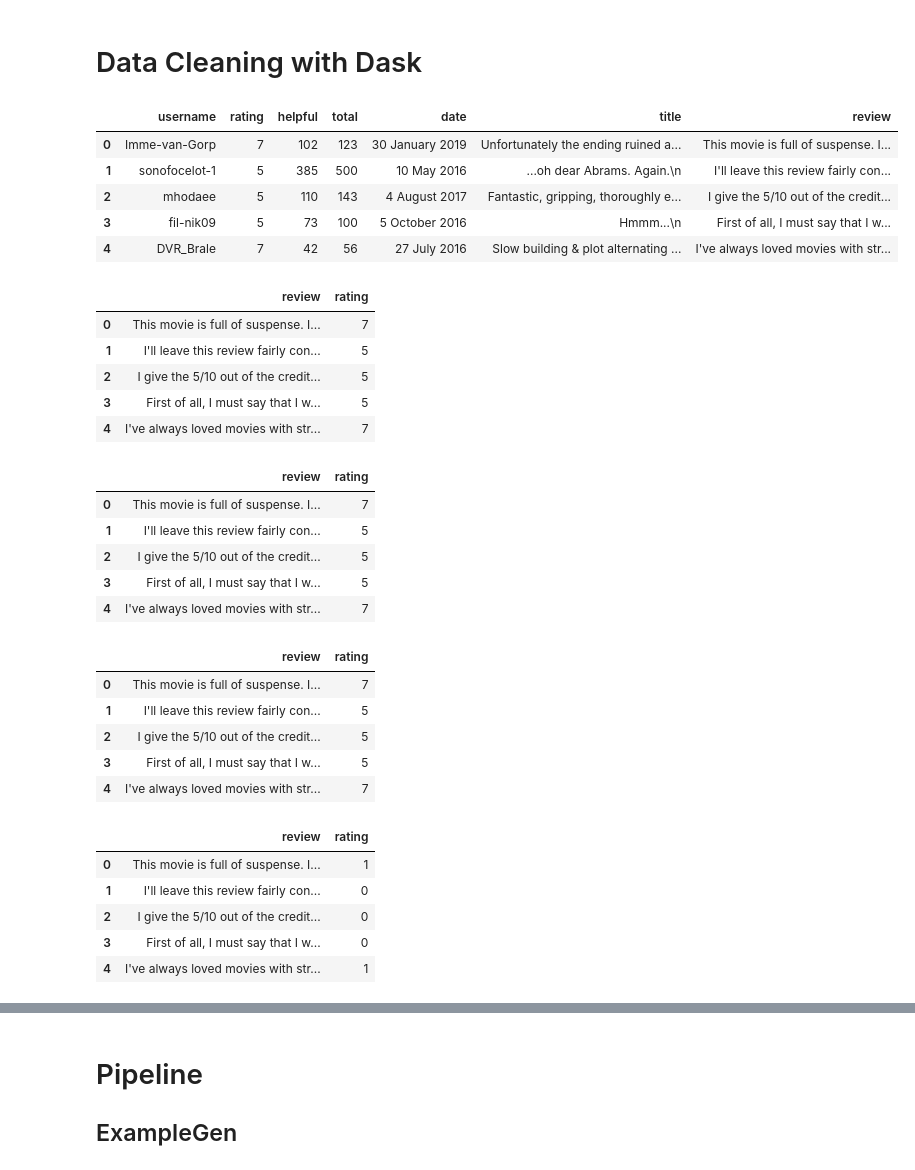
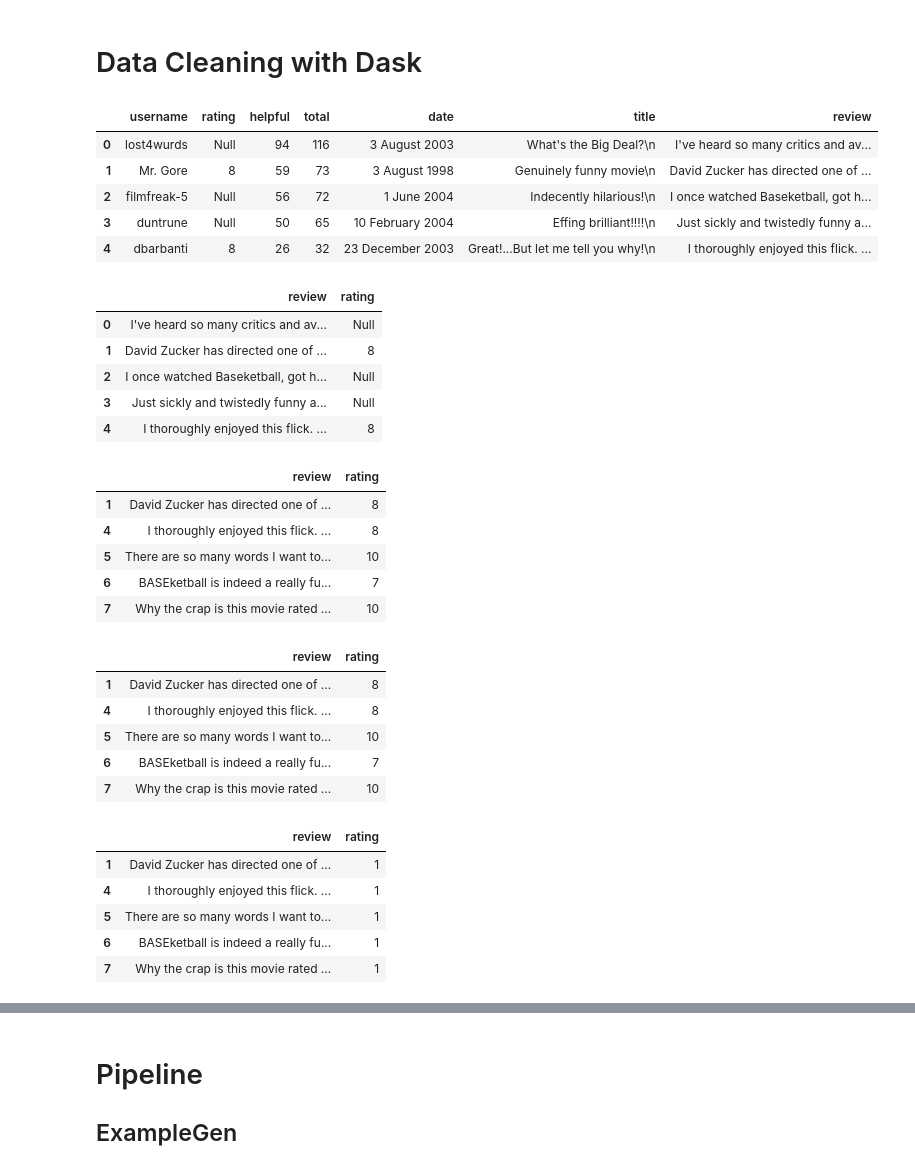
Before and after one commit to amoat7/Text_classification_pipeline_tfx_local, a Jupyter notebook: Text Classification.ipynb, the cells around one changed output, grey strips where cells are left out. Saved outputs shown, nothing was run; the diff lists cells and outputs as text; code cells hidden in the pictures.

```diff
--- a/Text Classification.ipynb
+++ b/Text Classification.ipynb
@@ -33,55 +33,56 @@ df.head()
 # Data Cleaning with Dask
 # %%
 import dask.dataframe as dd
-df1 = dd.read_csv("2_reviews_per_movie_raw/*.csv")
+
+df1 = dd.read_csv("2_reviews_per_movie_raw//B*.csv")
 df1.head()
 # %% [output]
 |  | username | rating | helpful | total | date | title | review |
-| 0 | Imme-van-Gorp | 7 | 102 | 123 | 30 January 2019 | Unfortunately the ending ruined a... | This movie is full of suspense. I... |
-| 1 | sonofocelot-1 | 5 | 385 | 500 | 10 May 2016 | ...oh dear Abrams. Again.\n | I'll leave this review fairly con... |
-| 2 | mhodaee | 5 | 110 | 143 | 4 August 2017 | Fantastic, gripping, thoroughly e... | I give the 5/10 out of the credit... |
-| 3 | fil-nik09 | 5 | 73 | 100 | 5 October 2016 | Hmmm...\n | First of all, I must say that I w... |
-| 4 | DVR_Brale | 7 | 42 | 56 | 27 July 2016 | Slow building & plot alternating ... | I've always loved movies with str... |
+| 0 | lost4wurds | Null | 94 | 116 | 3 August 2003 | What's the Big Deal?\n | I've heard so many critics and av... |
+| 1 | Mr. Gore | 8 | 59 | 73 | 3 August 1998 | Genuinely funny movie\n | David Zucker has directed one of ... |
+| 2 | filmfreak-5 | Null | 56 | 72 | 1 June 2004 | Indecently hilarious!\n | I once watched Baseketball, got h... |
+| 3 | duntrune | Null | 50 | 65 | 10 February 2004 | Effing brilliant!!!!\n | Just sickly and twistedly funny a... |
+| 4 | dbarbanti | 8 | 26 | 32 | 23 December 2003 | Great!...But let me tell you why!\n | I thoroughly enjoyed this flick. ... |
 # %%
 df2 = df1[["review", "rating"]]
 df2.head()
 # %% [output]
 |  | review | rating |
-| 0 | This movie is full of suspense. I... | 7 |
-| 1 | I'll leave this review fairly con... | 5 |
-| 2 | I give the 5/10 out of the credit... | 5 |
-| 3 | First of all, I must say that I w... | 5 |
-| 4 | I've always loved movies with str... | 7 |
+| 0 | I've heard so many critics and av... | Null |
+| 1 | David Zucker has directed one of ... | 8 |
+| 2 | I once watched Baseketball, got h... | Null |
+| 3 | Just sickly and twistedly funny a... | Null |
+| 4 | I thoroughly enjoyed this flick. ... | 8 |
 # %%
 df3 = df2[df2.rating != "Null"]
 df3.head()
 # %% [output]
 |  | review | rating |
-| 0 | This movie is full of suspense. I... | 7 |
-| 1 | I'll leave this review fairly con... | 5 |
-| 2 | I give the 5/10 out of the credit... | 5 |
-| 3 | First of all, I must say that I w... | 5 |
-| 4 | I've always loved movies with str... | 7 |
+| 1 | David Zucker has directed one of ... | 8 |
+| 4 | I thoroughly enjoyed this flick. ... | 8 |
+| 5 | There are so many words I want to... | 10 |
+| 6 | BASEketball is indeed a really fu... | 7 |
+| 7 | Why the crap is this movie rated ... | 10 |
 # %%
 df3.rating = df3.rating.astype("int")
 df3.head()
 # %% [output]
 |  | review | rating |
-| 0 | This movie is full of suspense. I... | 7 |
-| 1 | I'll leave this review fairly con... | 5 |
-| 2 | I give the 5/10 out of the credit... | 5 |
-| 3 | First of all, I must say that I w... | 5 |
-| 4 | I've always loved movies with str... | 7 |
+| 1 | David Zucker has directed one of ... | 8 |
+| 4 | I thoroughly enjoyed this flick. ... | 8 |
+| 5 | There are so many words I want to... | 10 |
+| 6 | BASEketball is indeed a really fu... | 7 |
+| 7 | Why the crap is this movie rated ... | 10 |
 # %%
 df3.rating = (df3.rating > 5).astype("int")
 df3.head()
 # %% [output]
 |  | review | rating |
-| 0 | This movie is full of suspense. I... | 1 |
-| 1 | I'll leave this review fairly con... | 0 |
-| 2 | I give the 5/10 out of the credit... | 0 |
-| 3 | First of all, I must say that I w... | 0 |
-| 4 | I've always loved movies with str... | 1 |
+| 1 | David Zucker has directed one of ... | 1 |
+| 4 | I thoroughly enjoyed this flick. ... | 1 |
+| 5 | There are so many words I want to... | 1 |
+| 6 | BASEketball is indeed a really fu... | 1 |
+| 7 | Why the crap is this movie rated ... | 1 |
 # %%
 df3.to_csv("files.csv", index=False)
 # %% [output]
```
Also changed, not shown: parts of 18 cells of this notebook.
